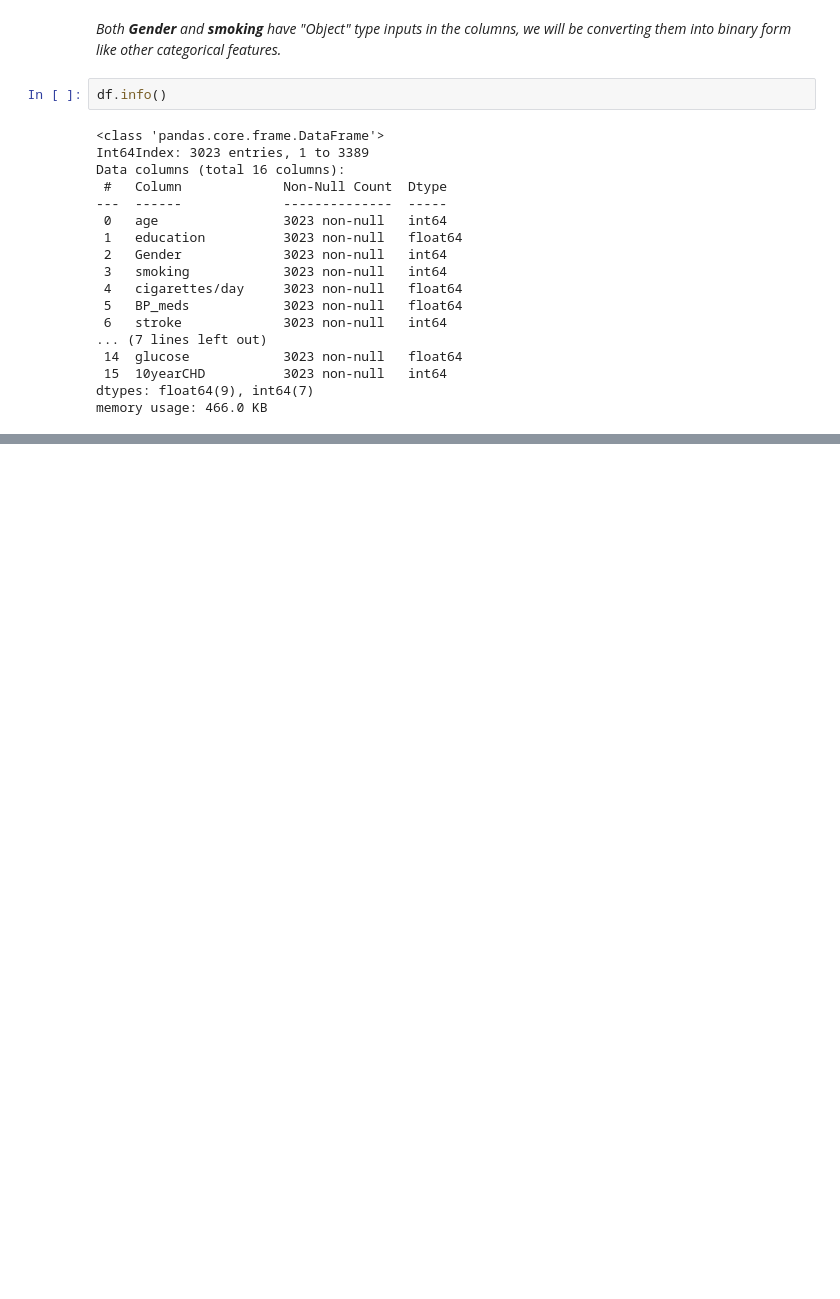
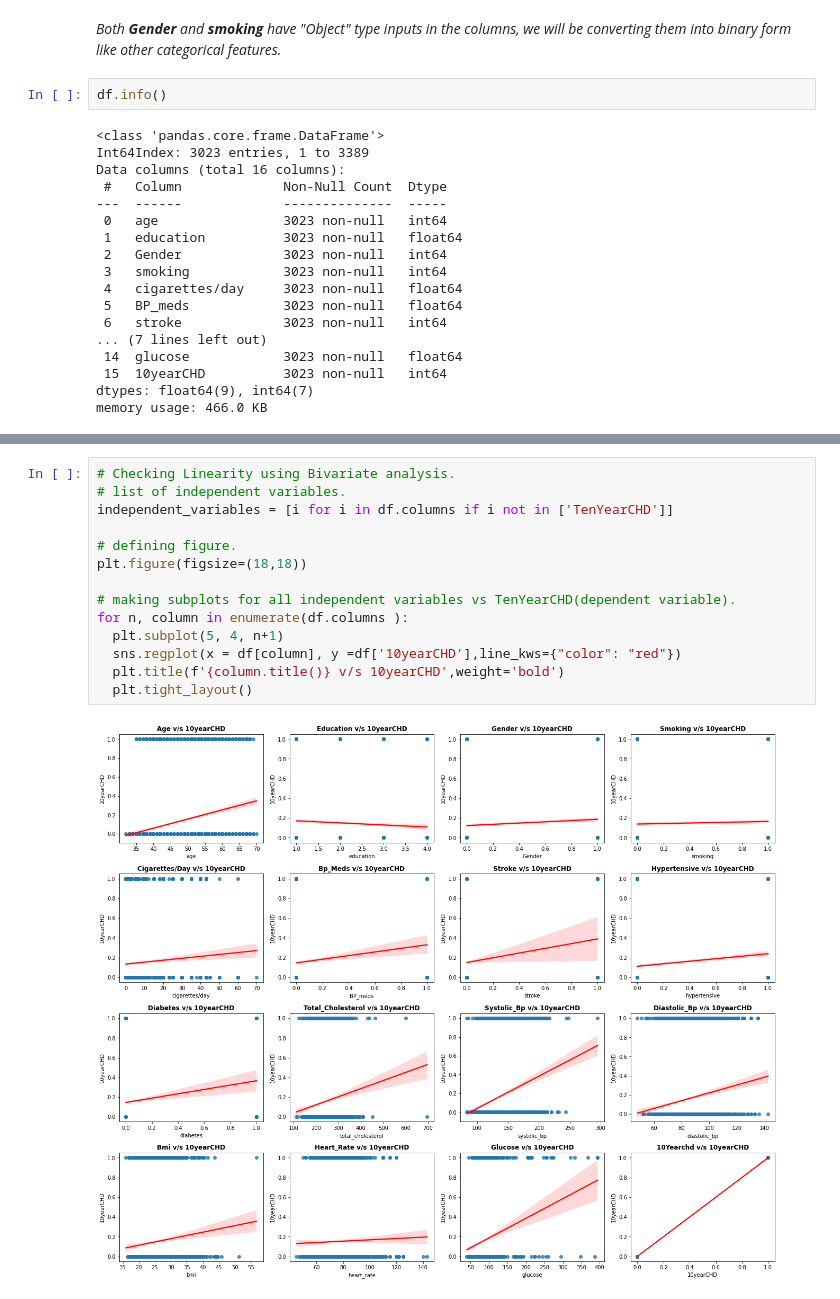
Before and after one commit to parulsharma098/Cardiovascular-Risk-Prediction, a Jupyter notebook: CARDIOVASCULAR_RISK_PREDICTION_CAPSTONE_III(Classification).ipynb, the cells around one changed output, grey strips where cells are left out. Cells and saved outputs as stored; diff of their text form; blank space fills up the shorter version.

```diff
--- a/CARDIOVASCULAR_RISK_PREDICTION_CAPSTONE_III(Classification).ipynb
+++ b/CARDIOVASCULAR_RISK_PREDICTION_CAPSTONE_III(Classification).ipynb
@@ -764,0 +872,16 @@ memory usage: 466.0 KB
+# %%
+# Checking Linearity using Bivariate analysis.
+# list of independent variables.
+independent_variables = [i for i in df.columns if i not in ['TenYearCHD']]
+
+# defining figure.
+plt.figure(figsize=(18,18))
+
+# making subplots for all independent variables vs TenYearCHD(dependent variable).
+for n, column in enumerate(df.columns ):
+  plt.subplot(5, 4, n+1)
+  sns.regplot(x = df[column], y =df['10yearCHD'],line_kws={"color": "red"})
+  plt.title(f'{column.title()} v/s 10yearCHD',weight='bold')
+  plt.tight_layout()
+# %% [output]
+[figure, added]
```
Also changed, not shown: parts of 147 cells of this notebook.
